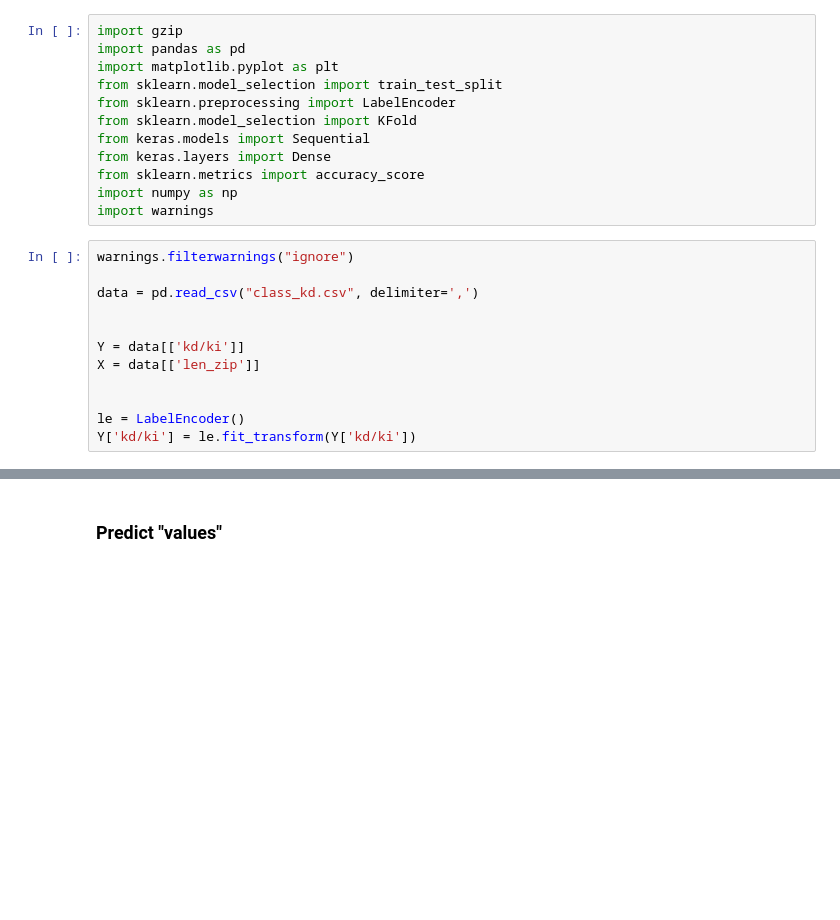
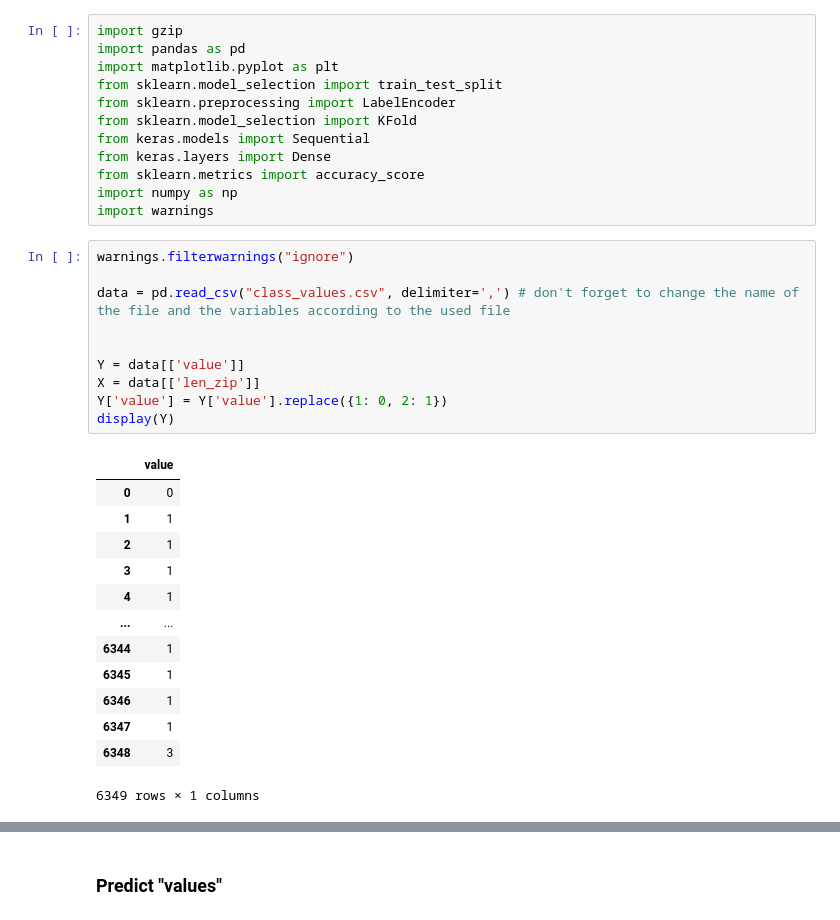
Before and after one commit to emiliehhd/MeetEU_project, a Jupyter notebook: code/neural_network.ipynb, the cells around one changed output, grey strips where cells are left out. Drawn from its saved outputs; the diff is of its cells as text; blank space fills up the shorter version.

```diff
--- a/code/neural_network.ipynb
+++ b/code/neural_network.ipynb
@@ -14,16 +14,28 @@ from keras.layers import Dense
 from sklearn.metrics import accuracy_score
 import numpy as np
 import warnings
-# %%
-warnings.filterwarnings("ignore")
-
-data = pd.read_csv("class_kd.csv", delimiter=',')
-
-
-Y = data[['kd/ki']]
-X = data[['len_zip']]
-
-
-le = LabelEncoder()
-Y['kd/ki'] = le.fit_transform(Y['kd/ki'])
+# %%
+warnings.filterwarnings("ignore")
+
+data = pd.read_csv("class_values.csv", delimiter=',') # don't forget to change the name of the file and the variables according to the used file
+
+
+Y = data[['value']]
+X = data[['len_zip']]
+Y['value'] = Y['value'].replace({1: 0, 2: 1})
+display(Y)
+# %% [output]
+|  | value |
+| 0 | 0 |
+| 1 | 1 |
+| 2 | 1 |
+| 3 | 1 |
+| 4 | 1 |
+| ... | ... |
+| 6344 | 1 |
+| 6345 | 1 |
+| 6346 | 1 |
+| 6347 | 1 |
+| 6348 | 3 |
+6349 rows × 1 columns
 # %%
```
Also changed, not shown: parts of 2 cells of this notebook.
